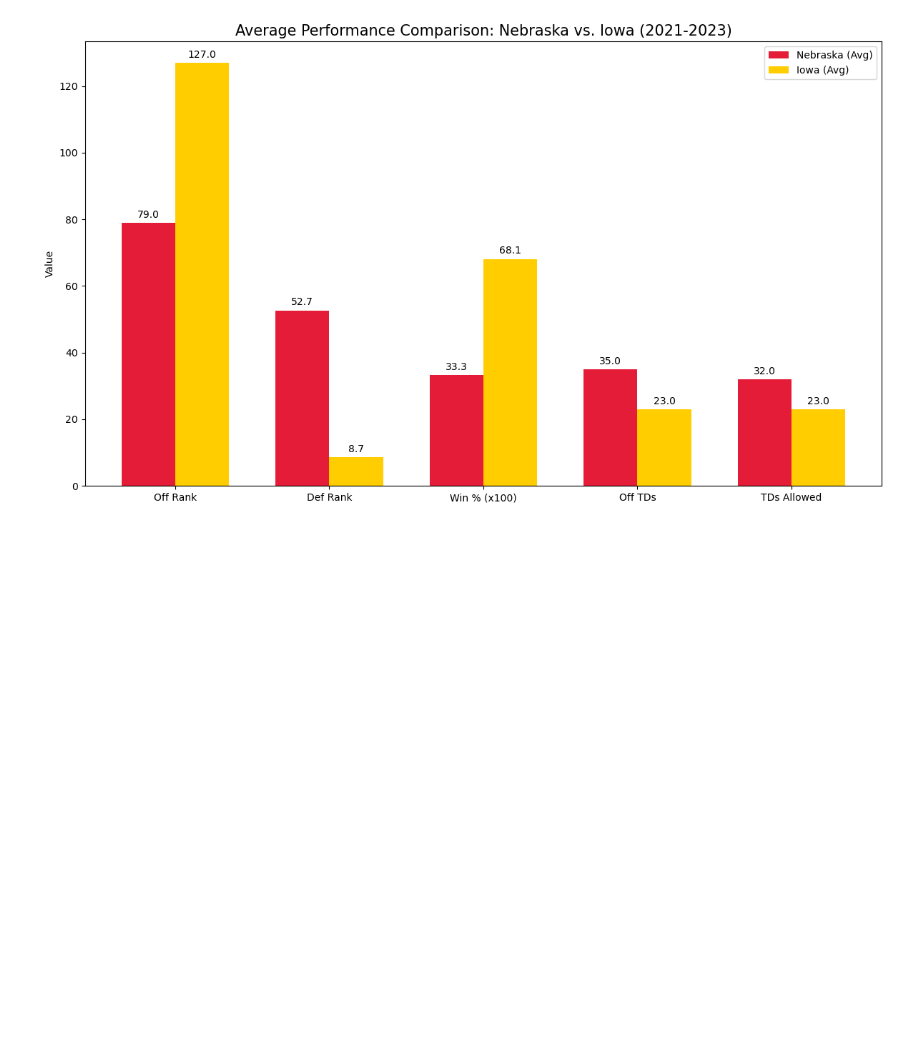
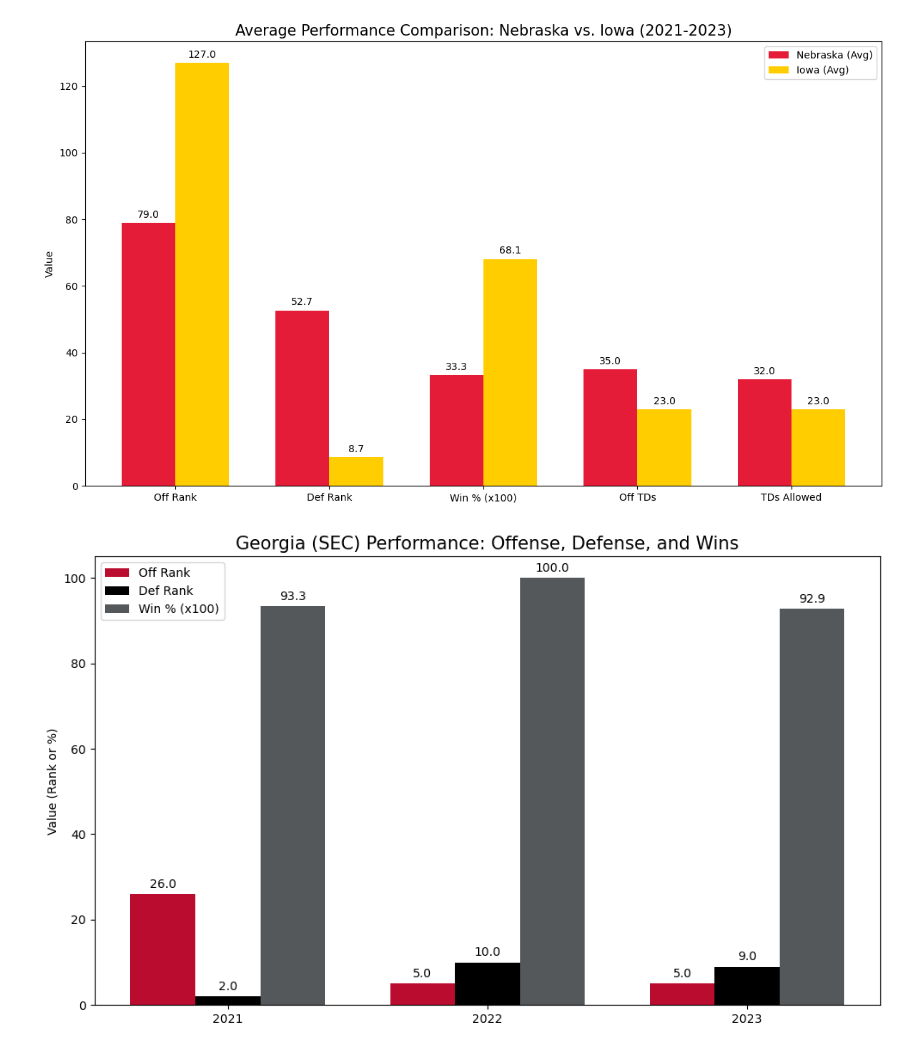
Before and after one commit to jakerbergen353/CollegeFootballProject, a Jupyter notebook: projrctscrap.ipynb, the cells around one changed output. Drawn from its saved outputs; the diff is of its cells as text; code cells hidden in the pictures; blank space fills up the shorter version.

```diff
--- a/projrctscrap.ipynb
+++ b/projrctscrap.ipynb
@@ -1095,3 +1095,57 @@ plt.savefig('nebraska_vs_iowa_comparison.png', dpi=300)
 plt.show()
 # %% [output]
 [figure]
+# %%
+df = pd.read_csv('cfb_off.csv')
+
+# 2. Filter for Georgia (SEC) and sort by year
+georgia = df[df['Team'].str.contains('Georgia \(SEC\)', na=False)].sort_values('Year')
+
+# 3. Ensure columns are numeric
+cols = ['Off Rank', 'Def Rank', 'Win_Pct']
+for col in cols:
+    georgia[col] = pd.to_numeric(georgia[col], errors='coerce')
+
+# 4. Prepare data for plotting
+years = georgia['Year'].astype(str)
+x = np.arange(len(years))
+width = 0.25
+
+# 5. Create the plot
+fig, ax = plt.subplots(figsize=(10, 6))
+
+# Offensive Rank (Georgia Red)
+rects1 = ax.bar(x - width, georgia['Off Rank'], width, label='Off Rank', color='#BA0C2F')
+# Defensive Rank (Black)
+rects2 = ax.bar(x, georgia['Def Rank'], width, label='Def Rank', color='#000000')
+# Win Percentage - scaled by 100 (Silver)
+rects3 = ax.bar(x + width, georgia['Win_Pct'] * 100, width, label='Win % (x100)', color='#54585A')
+
+# 6. Formatting
+ax.set_ylabel('Value (Rank or %)')
+ax.set_title("Georgia (SEC) Performance: Offense, Defense, and Wins", fontsize=15)
+ax.set_xticks(x)
+ax.set_xticklabels(years)
+ax.legend()
+
+# Add numeric labels on top of the bars
+def autolabel(rects):
+    for rect in rects:
+        height = rect.get_height()
+        ax.annotate(f'{height:.1f}',
+                    xy=(rect.get_x() + rect.get_width() / 2, height),
+                    xytext=(0, 3),
+                    textcoords="offset points",
+                    ha='center', va='bottom')
+
+autolabel(rects1)
+autolabel(rects2)
+autolabel(rects3)
+
+plt.tight_layout()
+
+# 7. Save the image
+plt.savefig('georgia_performance_plot.png', dpi=300)
+plt.show()
+# %% [output]
+[figure, added]
```
Also changed, not shown: parts of 4 cells of this notebook, 6 other files.
